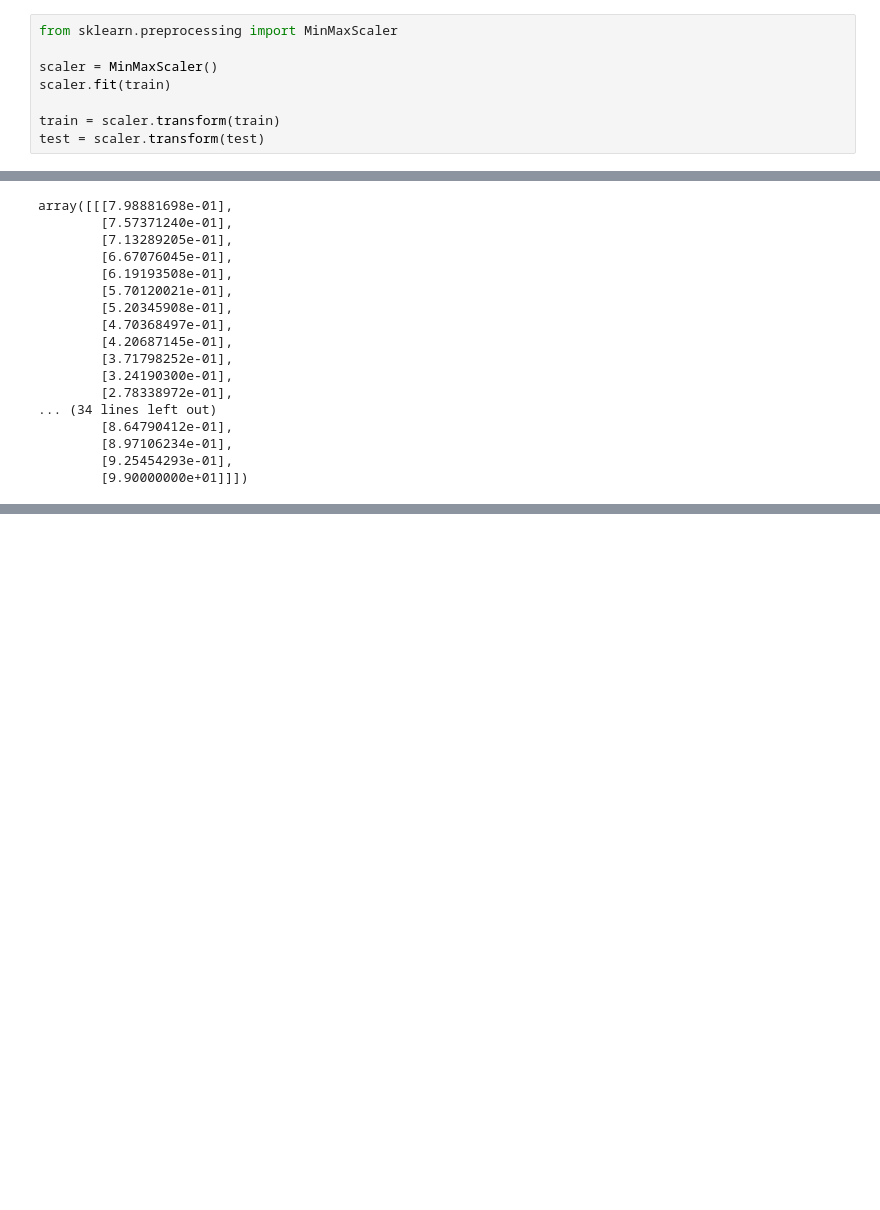
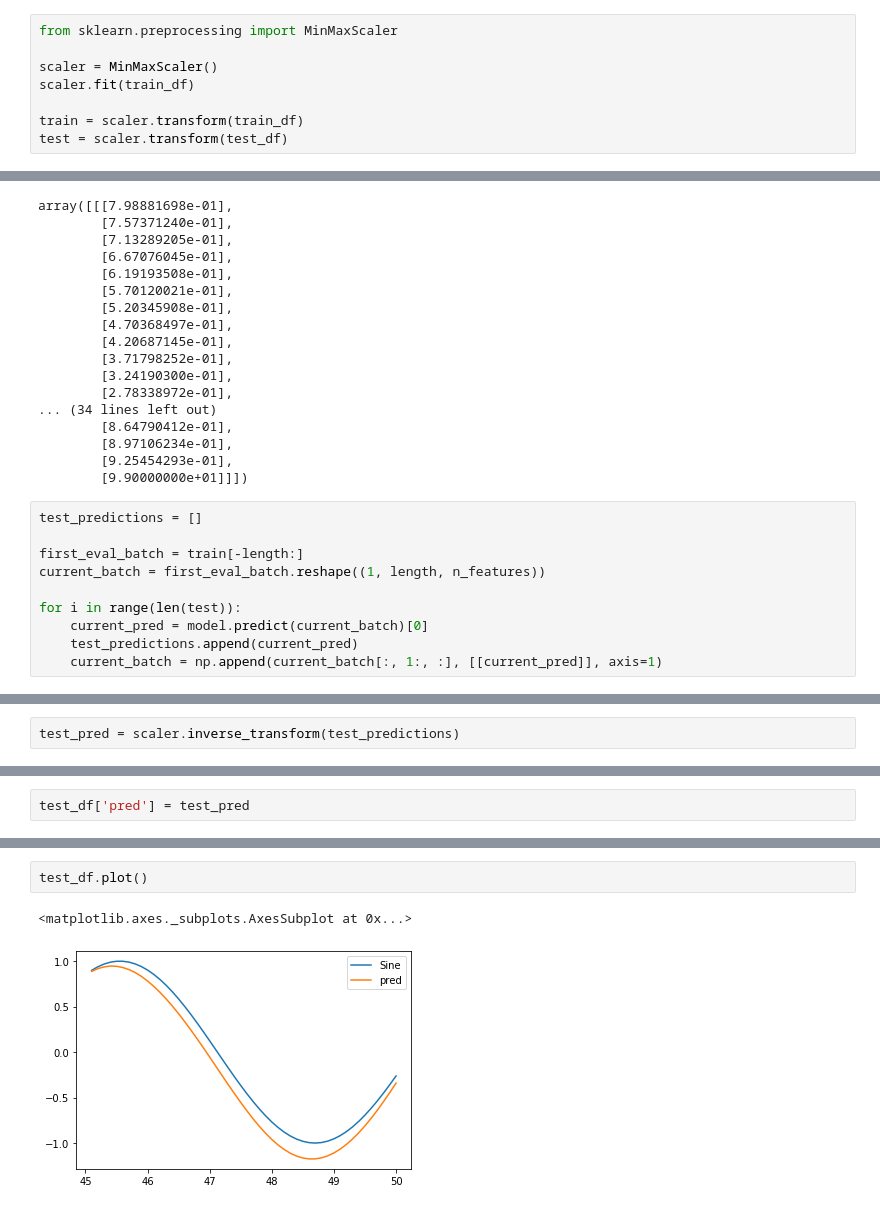
Before and after one commit to fares-ds/Time_Series_Analysis_Tutorial, a Jupyter notebook: Recurrent_Neural_Networks.ipynb, the cells around one changed output, grey strips where cells are left out. Cells and saved outputs as stored; diff of their text form; blank space fills up the shorter version.

```diff
--- a/Recurrent_Neural_Networks.ipynb
+++ b/Recurrent_Neural_Networks.ipynb
@@ -66,10 +66,10 @@ test.shape
 from sklearn.preprocessing import MinMaxScaler
 
 scaler = MinMaxScaler()
-scaler.fit(train)
+scaler.fit(train_df)
 
-train = scaler.transform(train)
-test = scaler.transform(test)
+train = scaler.transform(train_df)
+test = scaler.transform(test_df)
 # %%
 from tensorflow.keras.preprocessing.sequence import TimeseriesGenerator
 
@@ -246,3 +246,13 @@ array([[[7.98881698e-01],
         [8.97106234e-01],
         [9.25454293e-01],
         [9.90000000e+01]]])
+# %%
+test_predictions = []
+
+first_eval_batch = train[-length:]
+current_batch = first_eval_batch.reshape((1, length, n_features))
+
+for i in range(len(test)):
+    current_pred = model.predict(current_batch)[0]
+    test_predictions.append(current_pred)
+    current_batch = np.append(current_batch[:, 1:, :], [[current_pred]], axis=1)
@@ -248,0 +279,2 @@ array([[[7.98881698e-01],
+# %%
+test_pred = scaler.inverse_transform(test_predictions)
@@ -248,0 +301,2 @@ array([[[7.98881698e-01],
+# %%
+test_df['pred'] = test_pred
@@ -248,0 +329,5 @@ array([[[7.98881698e-01],
+# %%
+test_df.plot()
+# %% [output]
+<matplotlib.axes._subplots.AxesSubplot at 0x...>
+[figure, added]
```
Also changed, not shown: parts of 13 cells of this notebook.
